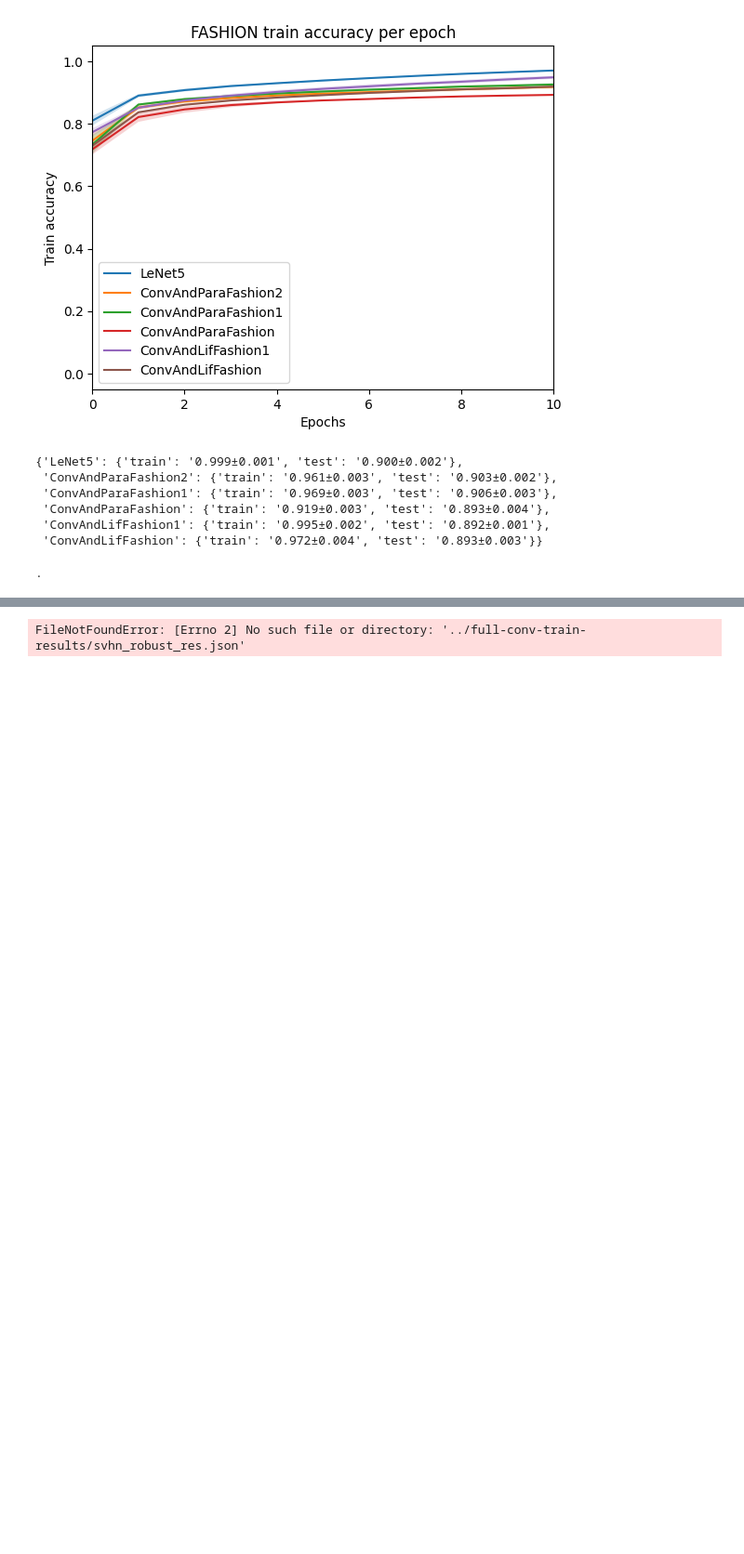
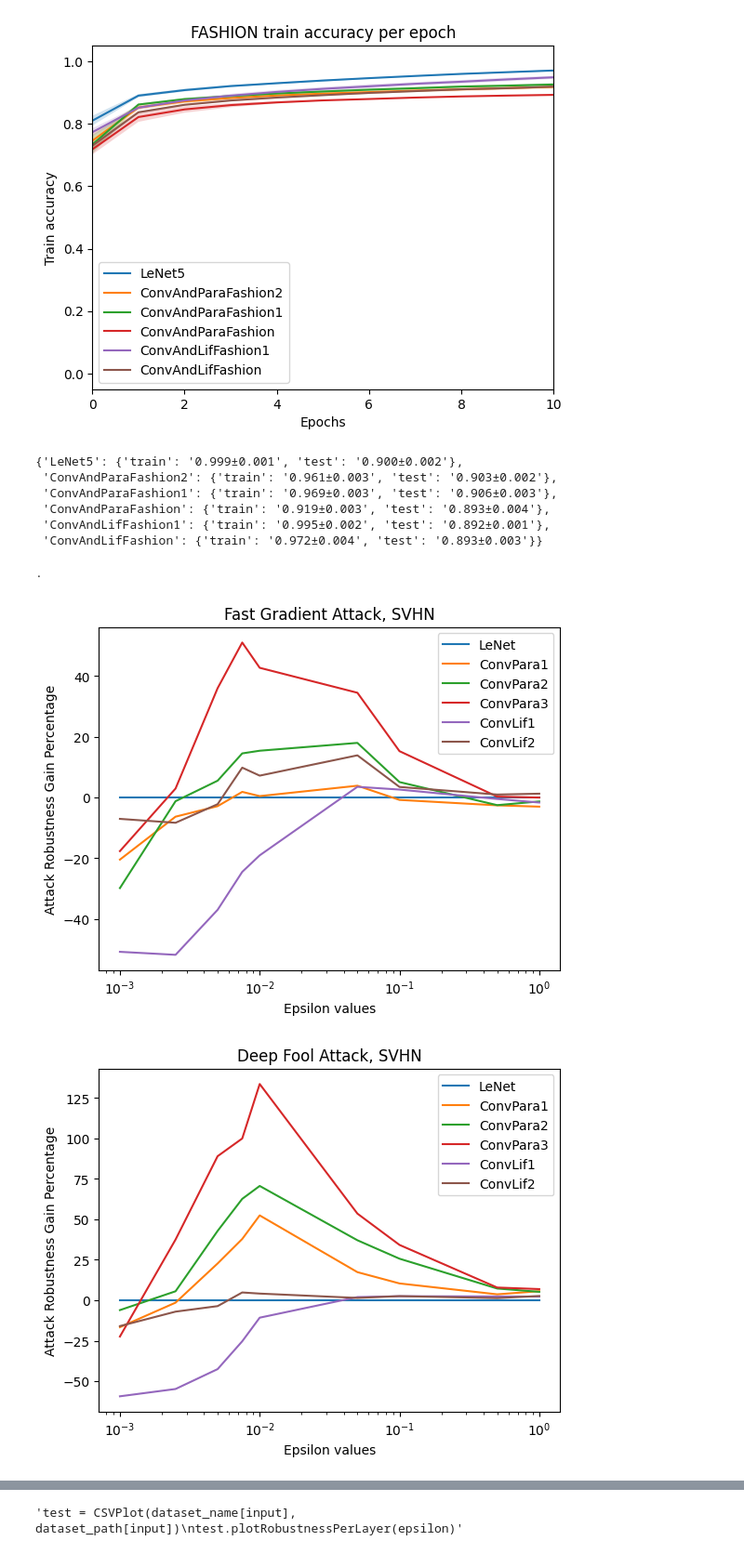
Before and after one commit to suessflorian/biological-neurons, a Jupyter notebook: Baseline Models/robustness_results.ipynb, the cells around one changed output, grey strips where cells are left out. Shown at 93% size. Cells and saved outputs as stored; diff of their text form; code cells hidden in the pictures; blank space fills up the shorter version.

```diff
--- a/Baseline Models/robustness_results.ipynb
+++ b/Baseline Models/robustness_results.ipynb
@@ -162,23 +162,22 @@ class CSVPlot():
 # %%
 dataset_name = ['mnist','fashion','kmnist','svhn']
 dataset_path = ['/full-conv-train-results/mnist_res.txt', 'full-conv-train-results/fashion_res.txt', \
                 'full-conv-train-results/kmnist_res.txt', 'full-conv-train-results/svhn_res.txt']
 input = 3
 attack = 0
 epsilon = 0.5
 
-import os
-print(os.curdir)
-
 for i in range(3):
-    test = CSVPlot('svhn', './full-conv-train-results/svhn_robust_res.json')
+    test = CSVPlot('svhn', './full-conv-train-results/svhn_robust_res.txt')
     test.plotRobustnessPerEpsilon(i)
 
 '''for i in range(len(dataset_name)):
     test = CSVPlot(dataset_name[i], dataset_path[i])
     test.plotRobustnessPerEpsilon(attack)'''
 
 '''test = CSVPlot(dataset_name[input], dataset_path[input])
 test.plotRobustnessPerLayer(epsilon)'''
 # %% [output]
 .
+[figure, added]
+[figure, added]
@@ -185 +185 @@ test.plotRobustnessPerLayer(epsilon)'''
-FileNotFoundError: [Errno 2] No such file or directory: '../full-conv-train-results/svhn_robust_res.json'
+'test = CSVPlot(dataset_name[input], dataset_path[input])\ntest.plotRobustnessPerLayer(epsilon)'
```
Also changed, not shown: parts of 1 cell of this notebook.
